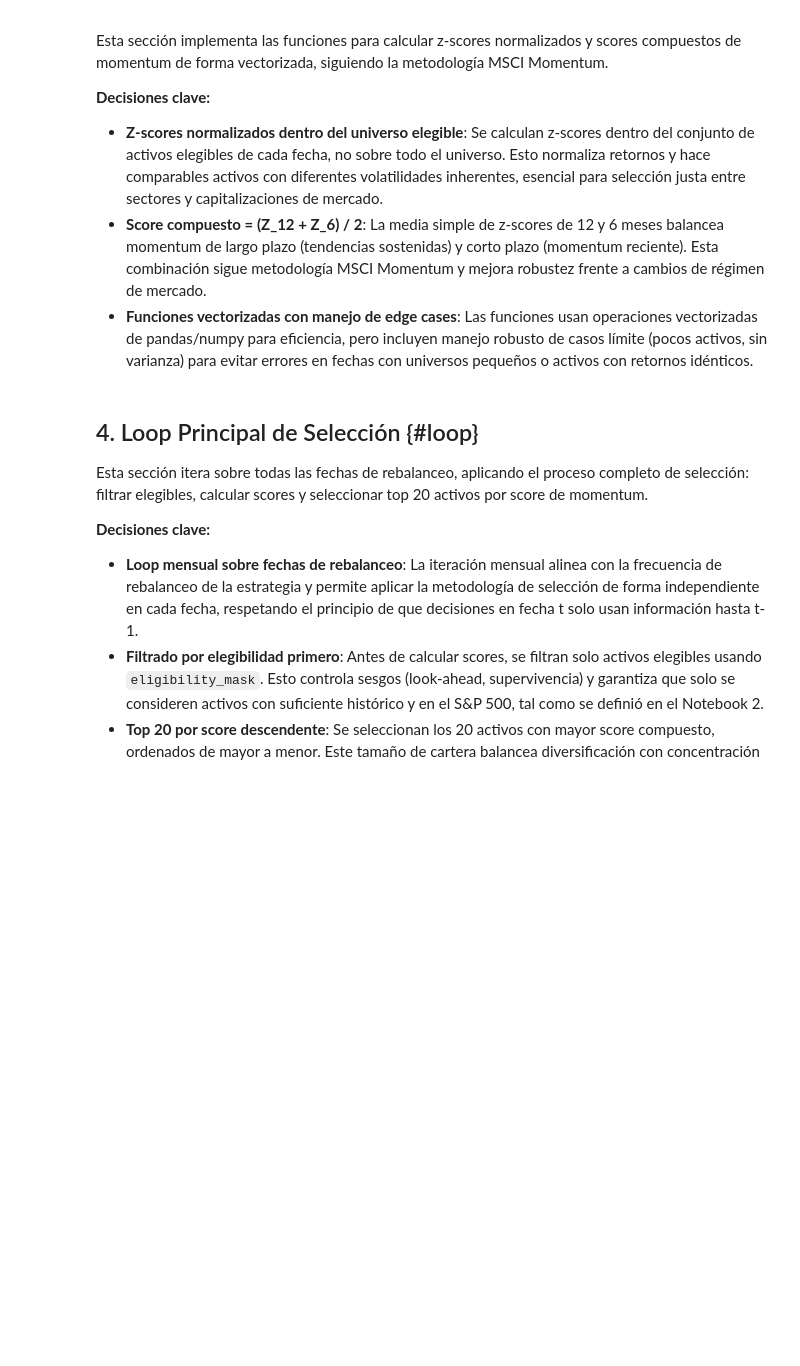
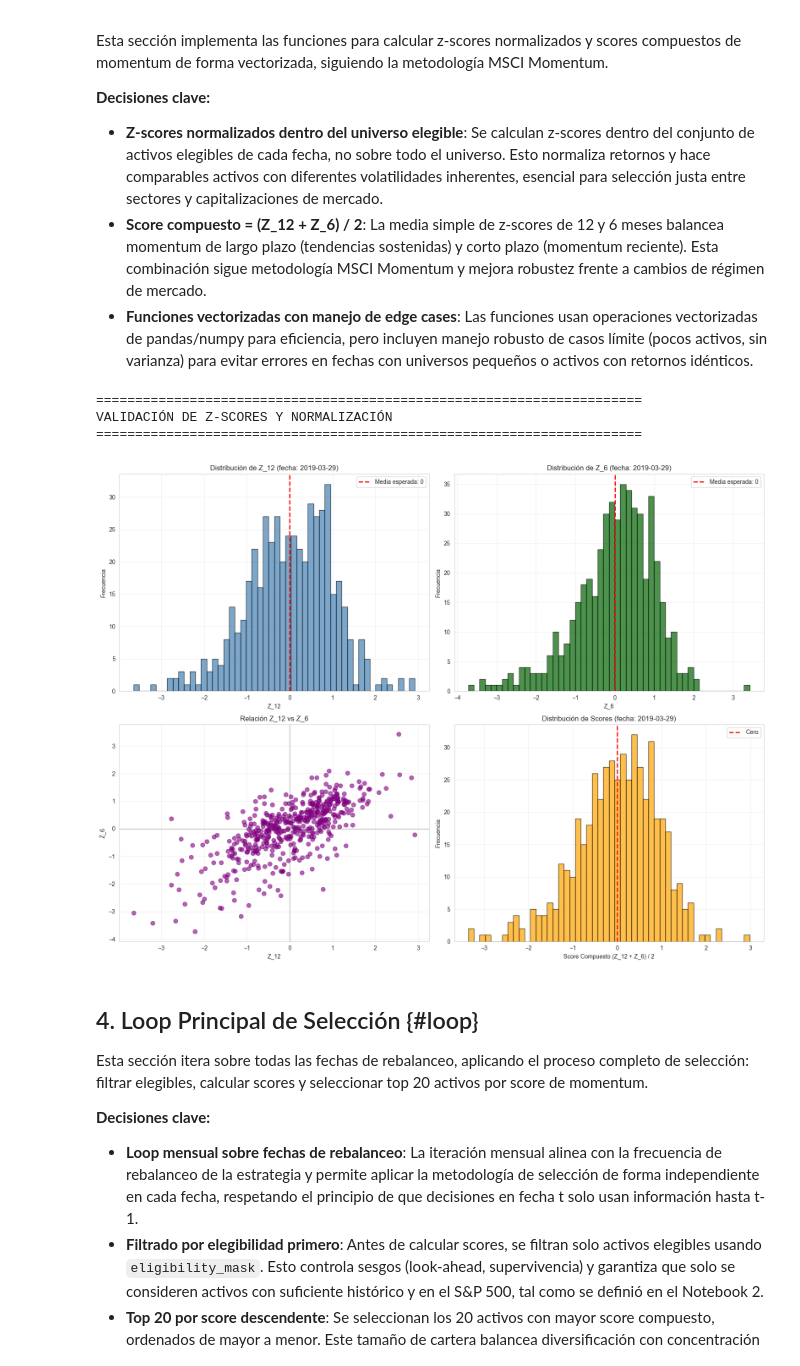
Before and after one commit to Romequinco/TAREA_BACKTESTING, a Jupyter notebook: notebooks/03_Implementacion_Estrategia.ipynb, the cells around one changed output. Drawn from its saved outputs; the diff is of its cells as text; code cells hidden in the pictures; blank space fills up the shorter version.

```diff
--- a/notebooks/03_Implementacion_Estrategia.ipynb
+++ b/notebooks/03_Implementacion_Estrategia.ipynb
@@ -176,33 +176,99 @@ def calculate_momentum_score(R_12: pd.Series, R_6: pd.Series) -> pd.Series:
         return pd.Series(dtype=float)
 
     # Score compuesto
     score = (Z_12.loc[common_idx] + Z_6.loc[common_idx]) / 2
     return score
 
 
 def select_top_n(scores: pd.Series, n: int = 20) -> list:
     """
     Selecciona los n activos con mayor score.
 
     Parameters
     ----------
     scores : pd.Series
         Scores de momentum
     n : int
         Número de activos a seleccionar
 
     Returns
     -------
     list
         Tickers seleccionados (ordenados por score descendente)
     """
     # Eliminar NaN
     scores_clean = scores.dropna()
 
     # Ordenar descendente y tomar top n
     top_n = scores_clean.nlargest(n)
 
     return top_n.index.tolist()
+
+    # Después del loop, antes de las visualizaciones actuales, agregar:
+
+print("\n" + "="*70)
+print("VALIDACIÓN DE Z-SCORES Y NORMALIZACIÓN")
+print("="*70)
+
+
+# Visualización 3: Distribución de Z-scores (validar normalización)
+fig, axes = plt.subplots(2, 2, figsize=(16, 12))
+
+# Para una fecha de ejemplo
+fecha_viz = rebalance_dates[50]
+elegibles_viz = eligibility_mask.loc[fecha_viz]
+tickers_viz = elegibles_viz[elegibles_viz].index
+R_12_viz = returns_12m_rebal.loc[fecha_viz, tickers_viz]
+R_6_viz = returns_6m_rebal.loc[fecha_viz, tickers_viz]
+Z_12_viz = calculate_z_scores(R_12_viz)
+Z_6_viz = calculate_z_scores(R_6_viz)
+
+# Histograma Z_12
+axes[0, 0].hist(Z_12_viz.dropna(), bins=50, edgecolor='black', alpha=0.7, color='steelblue')
+axes[0, 0].axvline(0, color='red', linestyle='--', linewidth=2, label='Media esperada: 0')
+axes[0, 0].set_xlabel('Z_12')
+axes[0, 0].set_ylabel('Frecuencia')
+axes[0, 0].set_title(f'Distribución de Z_12 (fecha: {fecha_viz.date()})')
+axes[0, 0].legend()
+axes[0, 0].grid(alpha=0.3)
+
+# Histograma Z_6
+axes[0, 1].hist(Z_6_viz.dropna(), bins=50, edgecolor='black', alpha=0.7, color='darkgreen')
+axes[0, 1].axvline(0, color='red', linestyle='--', linewidth=2, label='Media esperada: 0')
+axes[0, 1].set_xlabel('Z_6')
+axes[0, 1].set_ylabel('Frecuencia')
+axes[0, 1].set_title(f'Distribución de Z_6 (fecha: {fecha_viz.date()})')
+axes[0, 1].legend()
+axes[0, 1].grid(alpha=0.3)
+
+# Scatter Z_12 vs Z_6
+scores_viz = calculate_momentum_score(R_12_viz, R_6_viz)
+common_tickers = Z_12_viz.index.intersection(Z_6_viz.index)
+axes[1, 0].scatter(Z_12_viz.loc[common_tickers], Z_6_viz.loc[common_tickers],
+                   alpha=0.6, s=50, color='purple')
+axes[1, 0].set_xlabel('Z_12')
+axes[1, 0].set_ylabel('Z_6')
+axes[1, 0].set_title('Relación Z_12 vs Z_6')
+axes[1, 0].axhline(0, color='black', linestyle='-', linewidth=1, alpha=0.3)
+axes[1, 0].axvline(0, color='black', linestyle='-', linewidth=1, alpha=0.3)
+axes[1, 0].grid(alpha=0.3)
+
+# Distribución de scores compuestos
+axes[1, 1].hist(scores_viz.dropna(), bins=50, edgecolor='black', alpha=0.7, color='orange')
+axes[1, 1].axvline(0, color='red', linestyle='--', linewidth=2, label='Cero')
+axes[1, 1].set_xlabel('Score Compuesto (Z_12 + Z_6) / 2')
+axes[1, 1].set_ylabel('Frecuencia')
+axes[1, 1].set_title(f'Distribución de Scores (fecha: {fecha_viz.date()})')
+axes[1, 1].legend()
+axes[1, 1].grid(alpha=0.3)
+
+plt.tight_layout()
+plt.show()
+# %% [output]
+======================================================================
+VALIDACIÓN DE Z-SCORES Y NORMALIZACIÓN
+======================================================================
+[figure, added]
 # %% [markdown]
 ## 4. Loop Principal de Selección {#loop}
 
```
Also changed, not shown: parts of 1 cell of this notebook.
